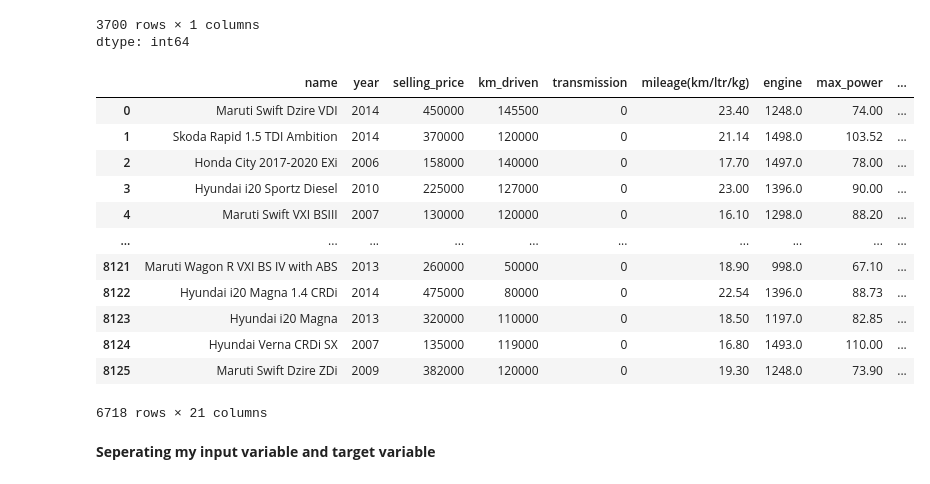
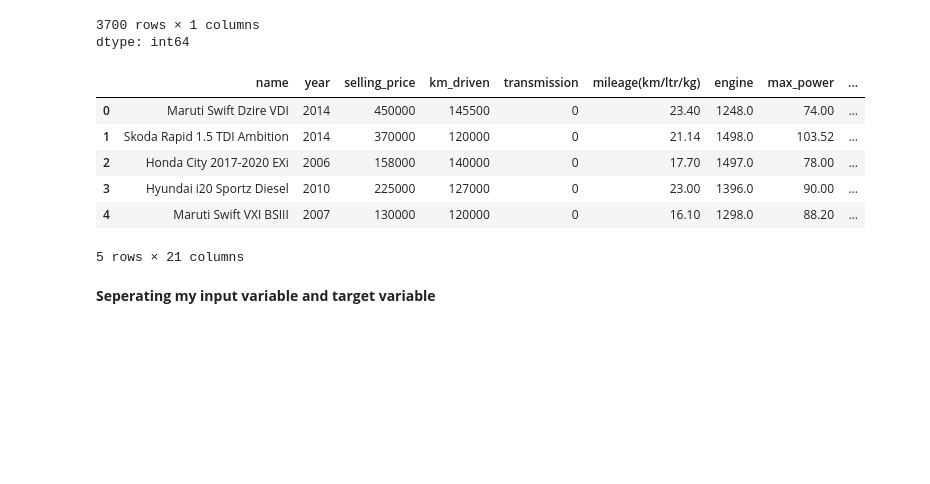
Before and after one commit to Love1117/Machine_learning-Projects, a Jupyter notebook: Machine_Learning Project/01_Supervised- Machine Learning/01_Linear_Regression/Car_price_prediction/Car_price_prediction1.ipynb, the cells around one changed output. Cells and saved outputs as stored; diff of their text form; code cells hidden in the pictures; blank space fills up the shorter version.

```diff
--- a/Machine_Learning Project/01_Supervised- Machine Learning/01_Linear_Regression/Car_price_prediction/Car_price_prediction1.ipynb
+++ b/Machine_Learning Project/01_Supervised- Machine Learning/01_Linear_Regression/Car_price_prediction/Car_price_prediction1.ipynb
@@ -99,27 +99,21 @@ dtype: int64
 # %%
 # creating a target mean for car and year (converting from text to numeric)
 target_mean = df.groupby('car_model and year')['selling_price'].mean().to_dict()
 df['car_model_ and year encoded'] = df['car_model and year'].map(target_mean)
 df.head()
 
 
-freq_car_name = df["name"].value_counts()
+freq_car_name = df["name"].value_counts().to_dict()
 df["freq_name"] = df["name"].map(freq_car_name)
-df
+df.head()
 # %% [output]
 |  | name | year | selling_price | km_driven | transmission | mileage(km/ltr/kg) | engine | max_power | ... |
 | 0 | Maruti Swift Dzire VDI | 2014 | 450000 | 145500 | 0 | 23.40 | 1248.0 | 74.00 | ... |
 | 1 | Skoda Rapid 1.5 TDI Ambition | 2014 | 370000 | 120000 | 0 | 21.14 | 1498.0 | 103.52 | ... |
 | 2 | Honda City 2017-2020 EXi | 2006 | 158000 | 140000 | 0 | 17.70 | 1497.0 | 78.00 | ... |
 | 3 | Hyundai i20 Sportz Diesel | 2010 | 225000 | 127000 | 0 | 23.00 | 1396.0 | 90.00 | ... |
 | 4 | Maruti Swift VXI BSIII | 2007 | 130000 | 120000 | 0 | 16.10 | 1298.0 | 88.20 | ... |
-| ... | ... | ... | ... | ... | ... | ... | ... | ... | ... |
-| 8121 | Maruti Wagon R VXI BS IV with ABS | 2013 | 260000 | 50000 | 0 | 18.90 | 998.0 | 67.10 | ... |
-| 8122 | Hyundai i20 Magna 1.4 CRDi | 2014 | 475000 | 80000 | 0 | 22.54 | 1396.0 | 88.73 | ... |
-| 8123 | Hyundai i20 Magna | 2013 | 320000 | 110000 | 0 | 18.50 | 1197.0 | 82.85 | ... |
-| 8124 | Hyundai Verna CRDi SX | 2007 | 135000 | 119000 | 0 | 16.80 | 1493.0 | 110.00 | ... |
-| 8125 | Maruti Swift Dzire ZDi | 2009 | 382000 | 120000 | 0 | 19.30 | 1248.0 | 73.90 | ... |
-6718 rows × 21 columns
+5 rows × 21 columns
 # %%
 #dropping irrelevant columns
 df = df.drop(columns=["name","car_model and year"])
```
